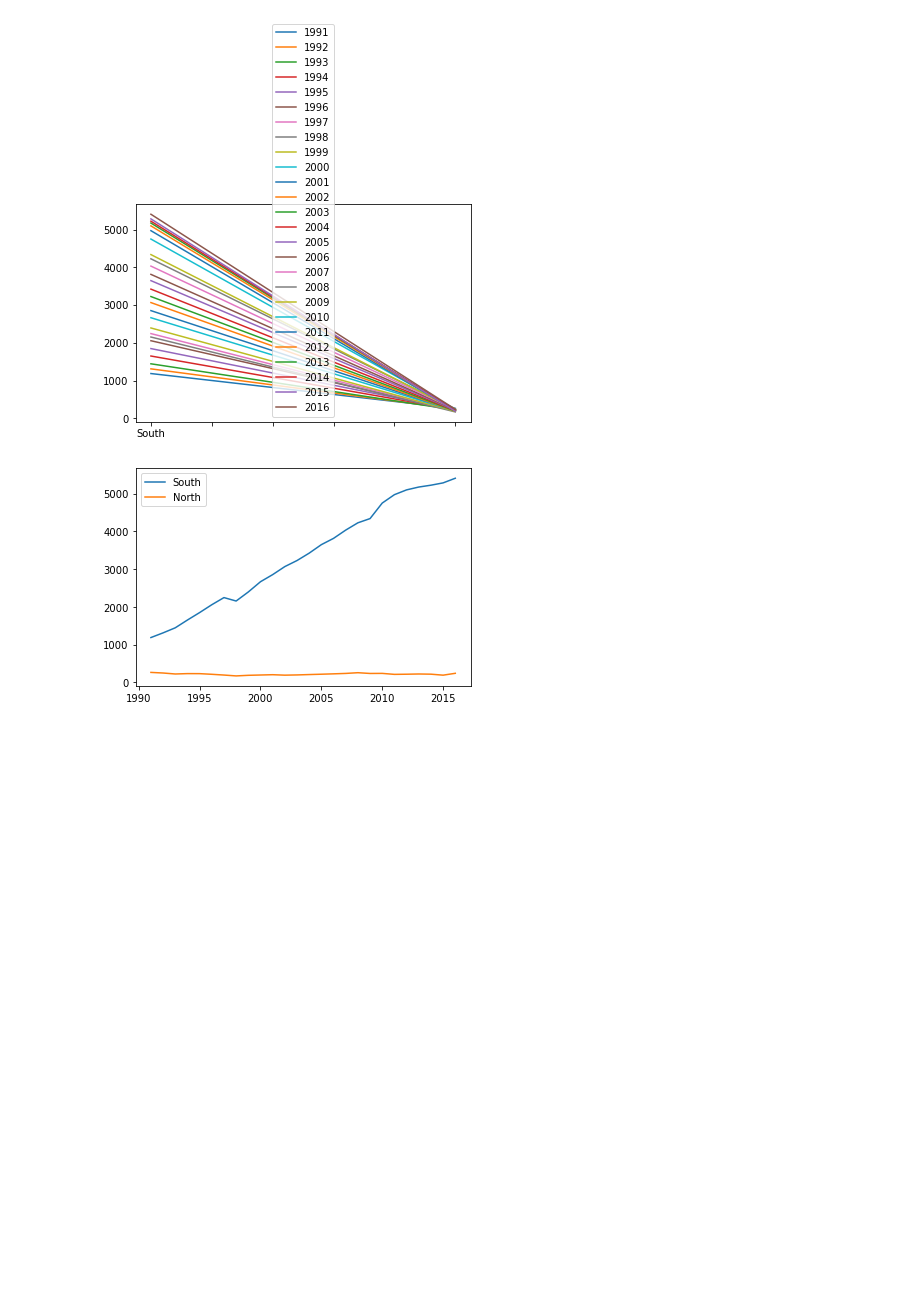
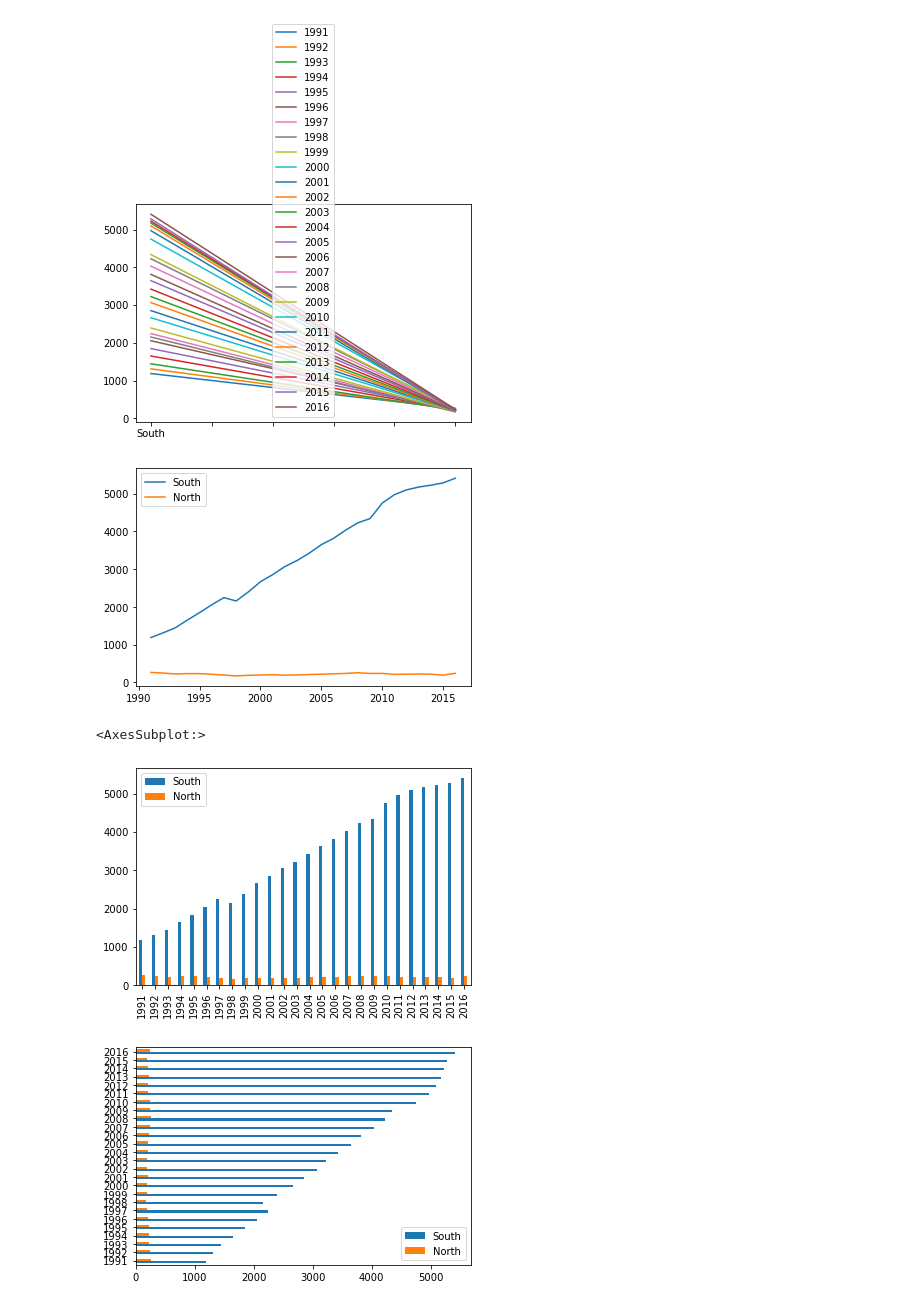
Before and after one commit to one-gidung/BigLeader_AI_Academy, a Jupyter notebook: 2021-06-30.ipynb, the cells around one changed output. Cells and saved outputs as stored; diff of their text form; code cells hidden in the pictures; blank space fills up the shorter version.

```diff
--- a/2021-06-30.ipynb
+++ b/2021-06-30.ipynb
@@ -959,3 +959,10 @@ North   255   235   237   211   215   221   216   190   239
 <AxesSubplot:>
 [figure]
 [figure]
+# %%
+tdf_ns.plot(kind='bar')
+tdf_ns.plot(kind='barh')
+# %% [output]
+<AxesSubplot:>
+[figure, added]
+[figure, added]
```
Also changed, not shown: parts of 6 cells of this notebook.
